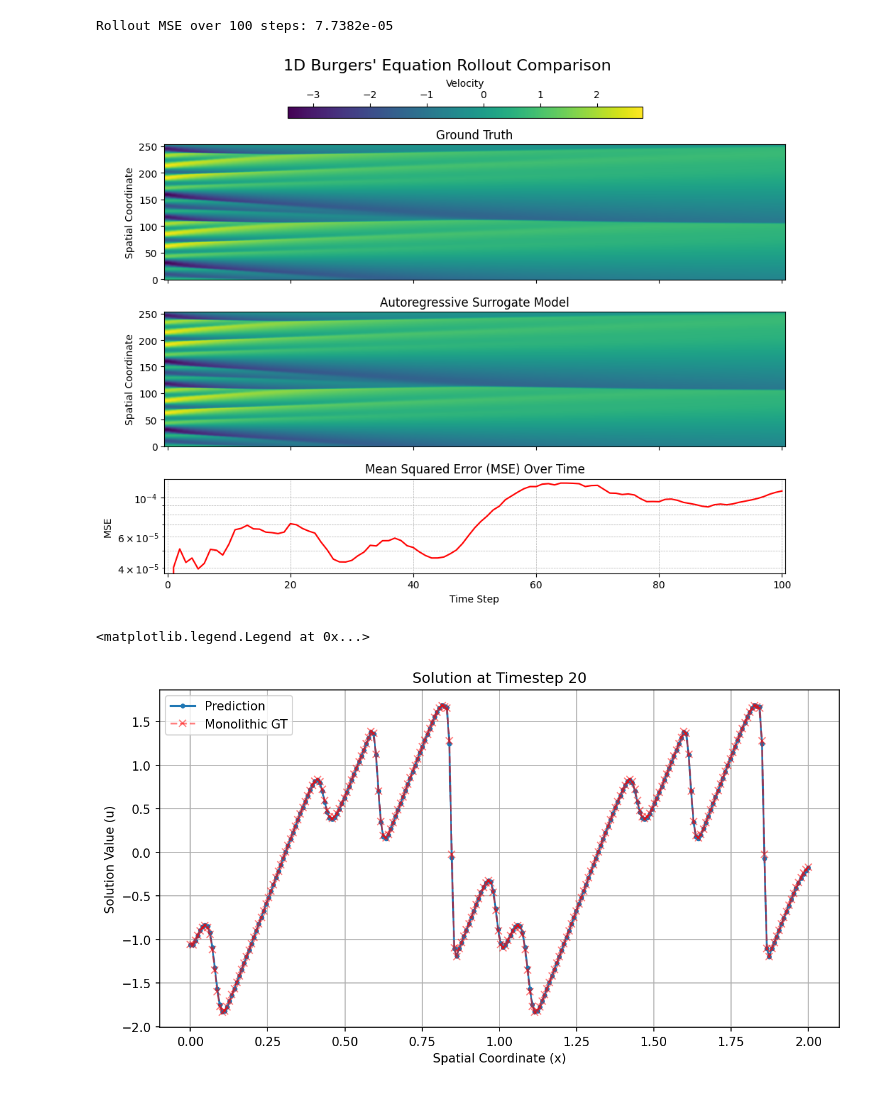
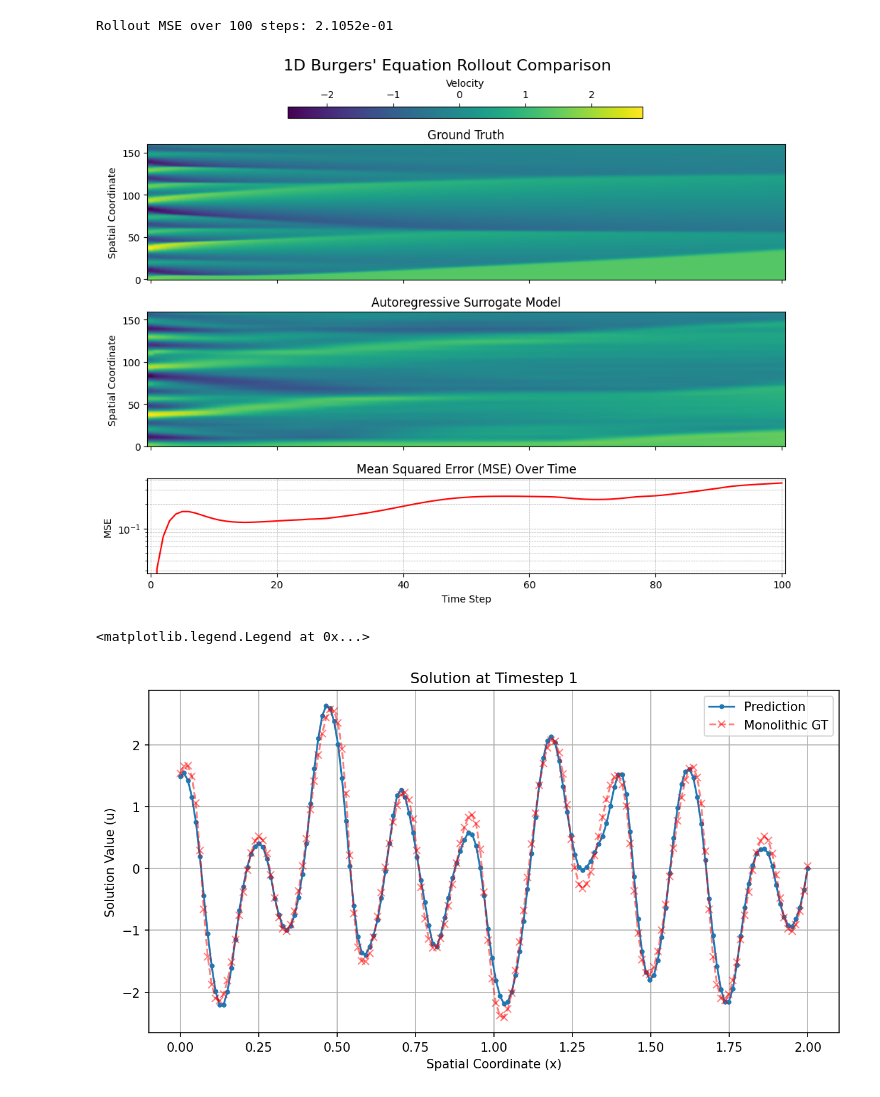
Before and after one commit to vidulejs/neural-adapter, a Jupyter notebook: neural_surrogate/train_burgers_bptt_subdomain.ipynb, the cells around one changed output. Drawn from its saved outputs; the diff is of its cells as text; code cells hidden in the pictures.

```diff
--- a/neural_surrogate/train_burgers_bptt_subdomain.ipynb
+++ b/neural_surrogate/train_burgers_bptt_subdomain.ipynb
@@ -15,7 +15,6 @@ from dataset import BurgersDatasetBPTTsubdomain, BurgersDatasetBPTT, train_split
 from utils import clear_memory
 
 from config import *
-
-GHOST_CELLS = INPUT_SIZE-OUTPUT_SIZE
+from train import loss_w_gradient, unroll_loss, train_bptt
 
 device = torch.device("cuda" if torch.cuda.is_available() else "cpu")
@@ -359,7 +157,8 @@ val_loader = DataLoader(val_dataset, batch_size=BATCH_SIZE, shuffle=False)
 val_loss_array = []
 val_loss_full_array = []
 for UNROLL_STEPS in unroll_array:
-    model_name = "CNN_RES_UNROLL_" + str(UNROLL_STEPS)
+    # model_name = "CNN_RES_UNROLL_" + str(UNROLL_STEPS)
+    model_name = "MLP_UNROLL_" + str(UNROLL_STEPS)
     if os.path.exists(f"models/{model_name}.pth"):
         model.load_state_dict(torch.load(f"models/{model_name}.pth", weights_only=True))
         model.eval()
@@ -369,7 +168,7 @@ for UNROLL_STEPS in unroll_array:
             for x_padded, y_padded in val_loader:
                 x_padded = x_padded.to(device)
                 y_padded = y_padded.to(device)
-                loss = unroll_loss(x_padded, y_padded, -1, eval=True)
+                loss = unroll_loss(x_padded, y_padded, model, unroll_steps=-1, eval=True)
                 val_loss += loss.item()
 
         avg_val_loss = val_loss / len(val_loader)
@@ -470,7 +260,7 @@ rollout_steps = raw_data.shape[0] - 1
 
 start_index = 0
 
-INPUT_SIZE = 256
+INPUT_SIZE = 162
 
 # x_offset = np.random.randint(0, INPUT_SIZE - GHOST_CELLS)
 # print(f"x_offset: {x_offset}")
@@ -530,37 +320,37 @@ axes[1].set_ylabel('Spatial Coordinate')
 # --- Plot 3: MSE over Time Steps (at the bottom) ---
 axes[2].plot(mse_over_steps, color='r')
 axes[2].set_title('Mean Squared Error (MSE) Over Time')
 axes[2].set_xlabel('Time Step')
 axes[2].set_ylabel('MSE')
 axes[2].set_yscale("log")
 axes[2].grid(True, which="both", linestyle="--", linewidth=0.5)
 # Set explicit x-axis limits to match the imshow extent
 axes[2].set_xlim(-0.5, len(mse_over_steps) - 0.5)
 
 # --- THE KEY CHANGES START HERE ---
 
 # --- 3. Manually create a new axis for the colorbar ---
 # The rectangle's coordinates are in "figure fractions" (0 to 1).
 # [left, bottom, width, height]
 cbar_ax = fig.add_axes([0.275, 0.875, 0.5, 0.02]) # Positioned at the top
 
 # --- 4. Draw the colorbar into the new axis using the `cax` argument ---
 cbar = fig.colorbar(im, cax=cbar_ax, orientation='horizontal', label='Velocity')
 cbar.ax.xaxis.set_ticks_position('top')
 cbar.ax.xaxis.set_label_position('top')
 
 
 fig.tight_layout(rect=[0, 0, 1, 0.875]) # Adjust layout to make space for the main title
 fig.suptitle(f"1D Burgers' Equation Rollout Comparison", fontsize=16)
 
 # Save and show the combined figure
 plt.savefig('rollout_comparison.svg', dpi=300)
 plt.show()
 # %% [output]
-Rollout MSE over 100 steps: 7.7382e-05
+Rollout MSE over 100 steps: 2.1052e-01
-[figure, old version]
+[figure, new version]
 # %%
-TIMESTEP_TO_PLOT = 20
+TIMESTEP_TO_PLOT = 1
 
 x_coords = np.linspace(0, 2, len(ground_truth[0]))
 
@@ -575,7 +365,7 @@ plt.grid(True)
 plt.legend()
 # %% [output]
 <matplotlib.legend.Legend at 0x...>
-[figure, old version]
+[figure, new version]
 # %%
 # --- plot gradient at single timestep ---
 solution_slice = predictions[TIMESTEP_TO_PLOT, :]
```
Also changed, not shown: parts of 7 cells of this notebook, 4 other files.
